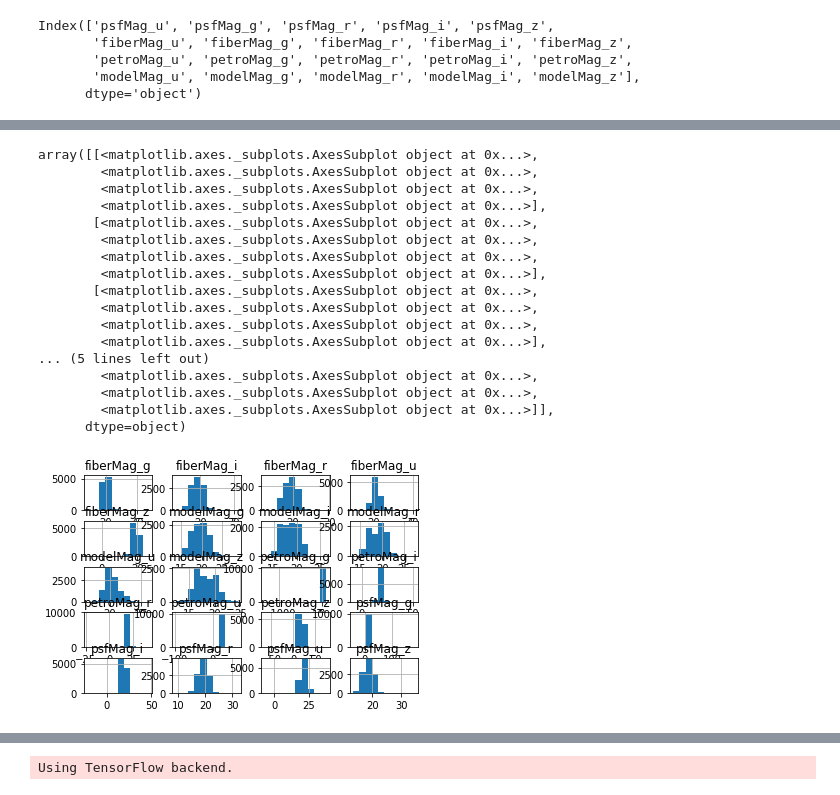
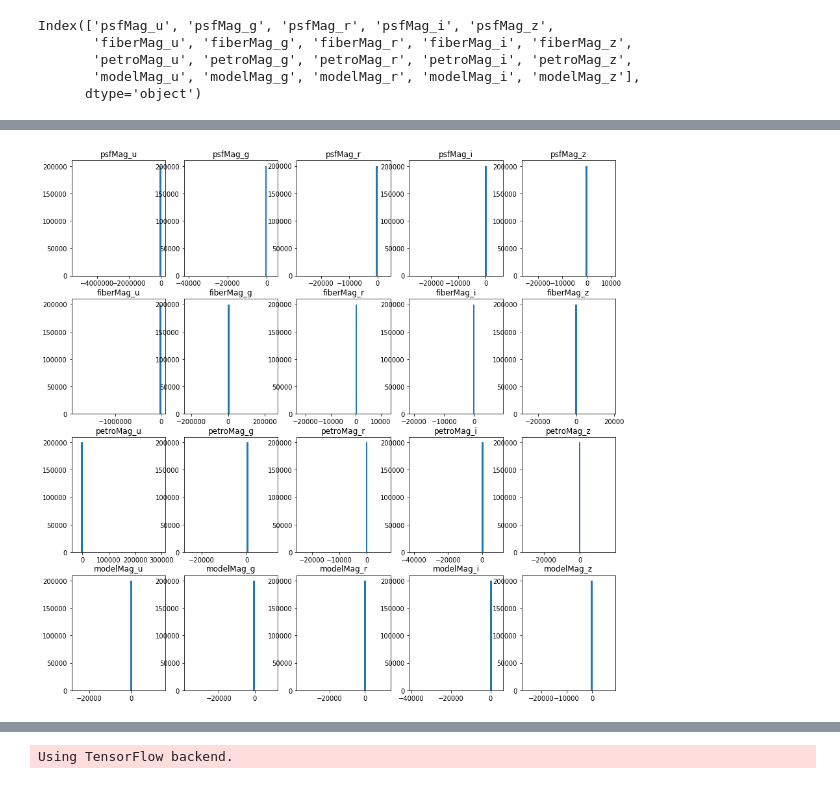
Before and after one commit to moonseokho85/orb_type_classifier, a Jupyter notebook: orb23_DNN8.ipynb, the cells around one changed output, grey strips where cells are left out. Cells and saved outputs as stored; diff of their text form; code cells hidden in the pictures.

```diff
--- a/orb23_DNN8.ipynb
+++ b/orb23_DNN8.ipynb
@@ -81,3 +69,12 @@ The 'normed' kwarg was deprecated in Matplotlib 2.1 and will be removed in 3.1.
+# %%
+# 그래프 그리기
+plt.figure(figsize=(15,15))
+for i in range(0,20):
+    plt.subplot(4,5,i+1)
+    plt.hist(train_x.iloc[:,i], bins=50)
+    plt.gca().set_title(train_x.columns[i])
+# %% [output]
+[figure, added]
 # %%
 test_x.describe()
 # %% [output]
@@ -90,24 +87,3 @@ test_x.describe()
 | 50% | 20.854404 | 19.910333 | 19.444925 | 19.033283 | 18.594713 | 21.040735 | 20.071658 | 19.627904 | 19.180605 | ... |
 | 75% | 22.160801 | 21.150040 | 20.489912 | 20.083814 | 19.878652 | 22.339213 | 21.402558 | 20.756306 | 20.331848 | ... |
 | max | 37.681143 | 182.654452 | 31.883768 | 47.227391 | 34.946057 | 41.169991 | 47.160580 | 29.266687 | 31.146742 | ... |
-# %%
-test_x.hist()
-# %% [output]
-array([[<matplotlib.axes._subplots.AxesSubplot object at 0x...>,
-        <matplotlib.axes._subplots.AxesSubplot object at 0x...>,
-        <matplotlib.axes._subplots.AxesSubplot object at 0x...>,
-        <matplotlib.axes._subplots.AxesSubplot object at 0x...>],
-       [<matplotlib.axes._subplots.AxesSubplot object at 0x...>,
-        <matplotlib.axes._subplots.AxesSubplot object at 0x...>,
-        <matplotlib.axes._subplots.AxesSubplot object at 0x...>,
-        <matplotlib.axes._subplots.AxesSubplot object at 0x...>],
-       [<matplotlib.axes._subplots.AxesSubplot object at 0x...>,
-        <matplotlib.axes._subplots.AxesSubplot object at 0x...>,
-        <matplotlib.axes._subplots.AxesSubplot object at 0x...>,
-        <matplotlib.axes._subplots.AxesSubplot object at 0x...>],
-... (5 lines left out)
-        <matplotlib.axes._subplots.AxesSubplot object at 0x...>,
-        <matplotlib.axes._subplots.AxesSubplot object at 0x...>,
-        <matplotlib.axes._subplots.AxesSubplot object at 0x...>]],
-      dtype=object)
-[figure, removed]
```
Also changed, not shown: parts of 6 cells of this notebook.
